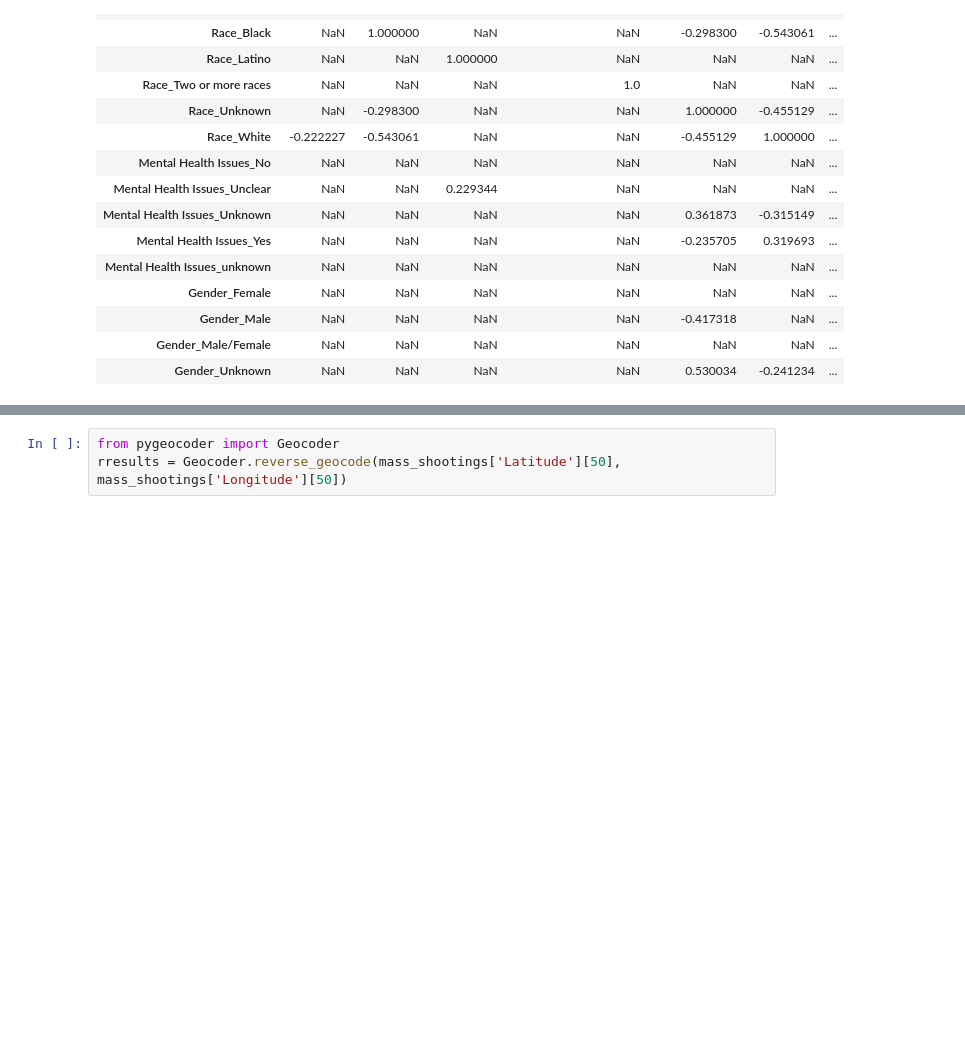
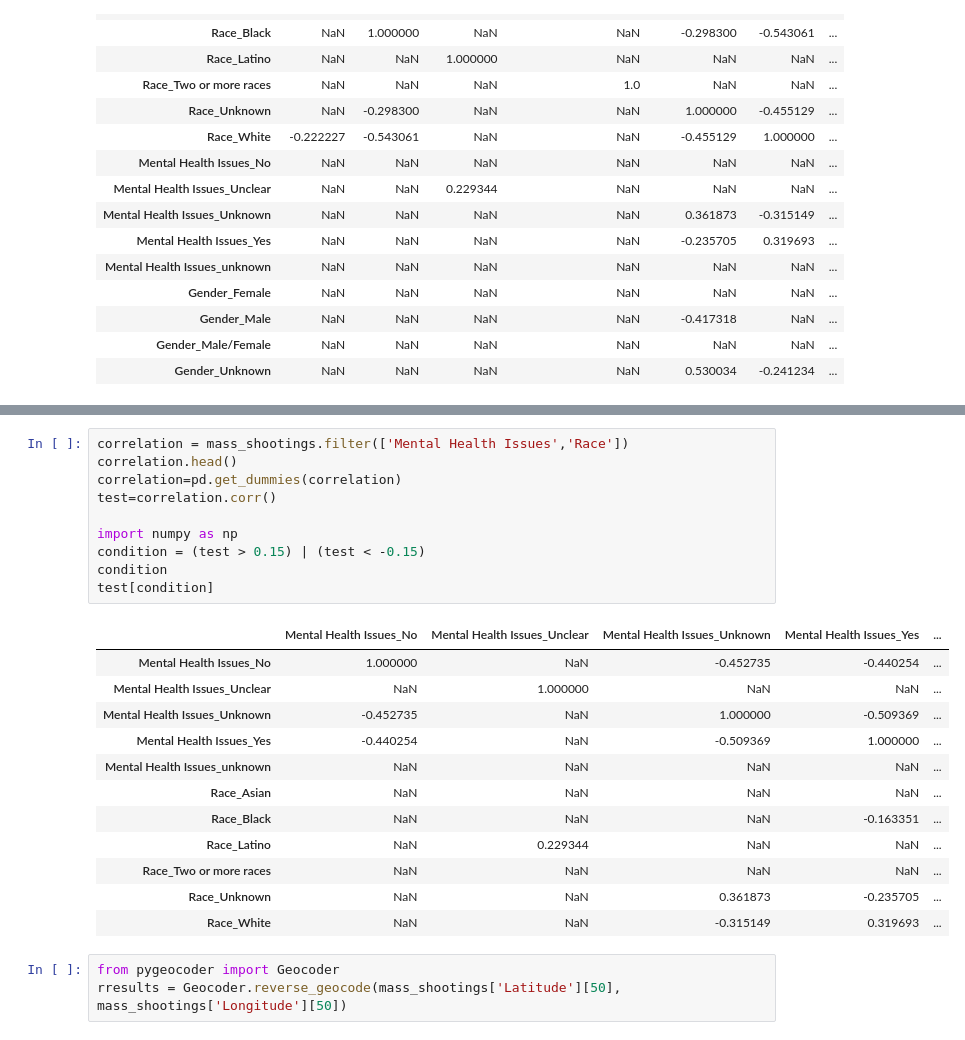
Before and after one commit to tejbir08/US-mass-shootings, a Jupyter notebook: US+gun+murders.ipynb, the cells around one changed output, grey strips where cells are left out. Cells and saved outputs as stored; diff of their text form; blank space fills up the shorter version.

```diff
--- a/US+gun+murders.ipynb
+++ b/US+gun+murders.ipynb
@@ -453,3 +496,26 @@ test[condition]
+# %%
+correlation = mass_shootings.filter(['Mental Health Issues','Race'])
+correlation.head()
+correlation=pd.get_dummies(correlation)
+test=correlation.corr()
+
+import numpy as np
+condition = (test > 0.15) | (test < -0.15)
+condition
+test[condition]
+# %% [output]
+|  | Mental Health Issues_No | Mental Health Issues_Unclear | Mental Health Issues_Unknown | Mental Health Issues_Yes | ... |
+| Mental Health Issues_No | 1.000000 | NaN | -0.452735 | -0.440254 | ... |
+| Mental Health Issues_Unclear | NaN | 1.000000 | NaN | NaN | ... |
+| Mental Health Issues_Unknown | -0.452735 | NaN | 1.000000 | -0.509369 | ... |
+| Mental Health Issues_Yes | -0.440254 | NaN | -0.509369 | 1.000000 | ... |
+| Mental Health Issues_unknown | NaN | NaN | NaN | NaN | ... |
+| Race_Asian | NaN | NaN | NaN | NaN | ... |
+| Race_Black | NaN | NaN | NaN | -0.163351 | ... |
+| Race_Latino | NaN | 0.229344 | NaN | NaN | ... |
+| Race_Two or more races | NaN | NaN | NaN | NaN | ... |
+| Race_Unknown | NaN | NaN | 0.361873 | -0.235705 | ... |
+| Race_White | NaN | NaN | -0.315149 | 0.319693 | ... |
 # %%
 from pygeocoder import Geocoder
 rresults = Geocoder.reverse_geocode(mass_shootings['Latitude'][50], mass_shootings['Longitude'][50])
```
Also changed, not shown: parts of 3 cells of this notebook.
